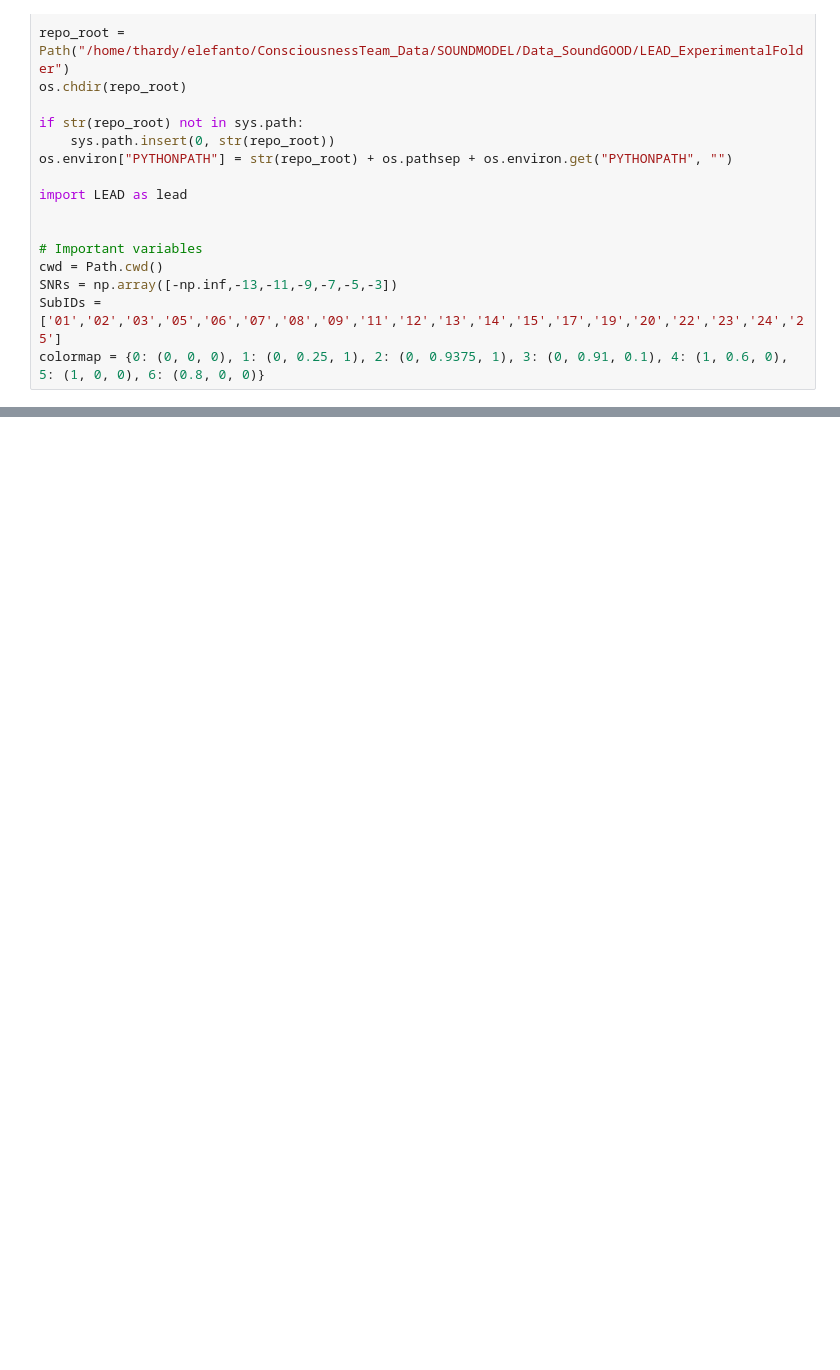
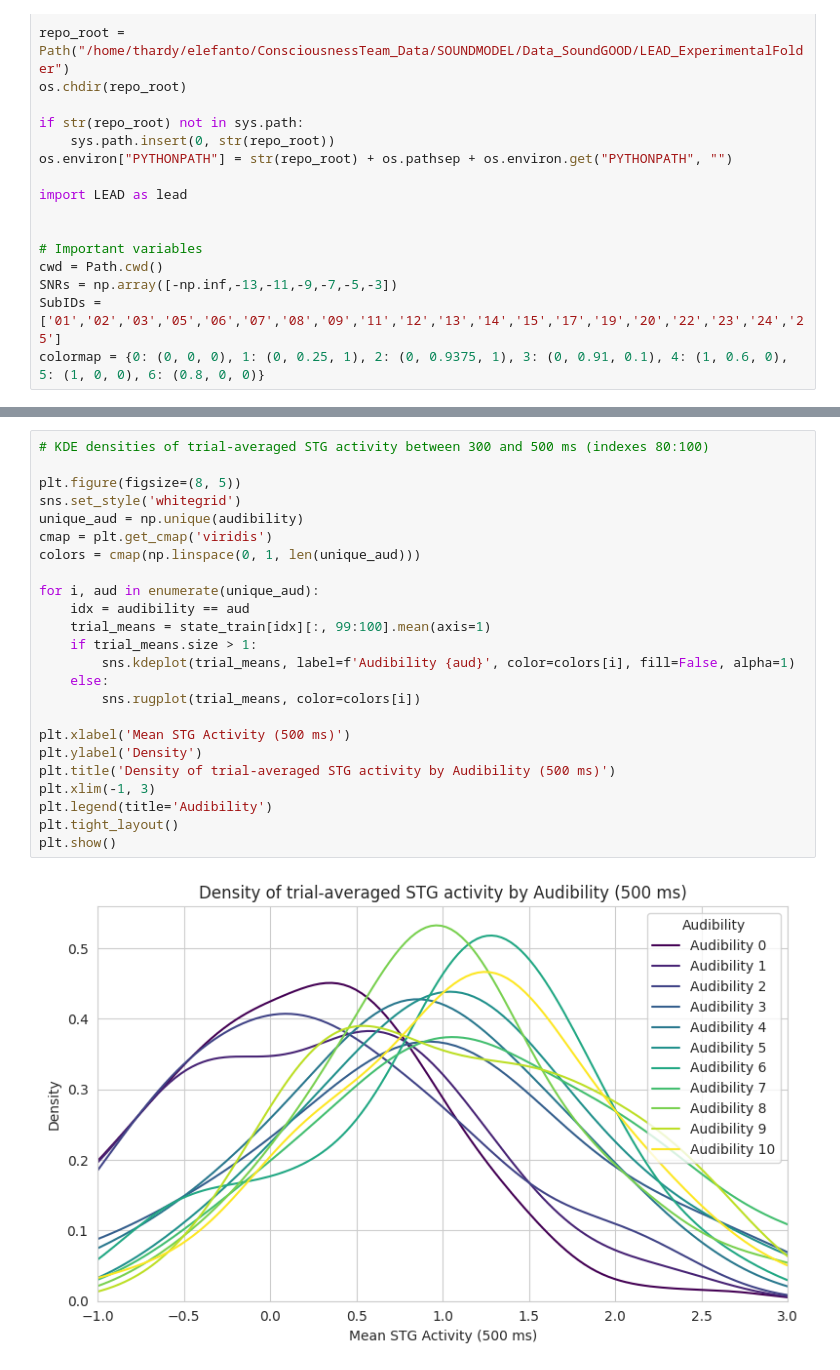
Before and after one commit to ThoHardy/SOUNDMODEL, a Jupyter notebook: Behavioral_Predictions.ipynb, the cells around one changed output, grey strips where cells are left out. Cells and saved outputs as stored; diff of their text form; blank space fills up the shorter version.

```diff
--- a/Behavioral_Predictions.ipynb
+++ b/Behavioral_Predictions.ipynb
@@ -65,0 +65,26 @@ array([ 0,  2,  1,  0,  0,  0, 10,  8,  0,  0, 10, 10,  9,  3,  8,  0,  0,
+# %%
+# KDE densities of trial-averaged STG activity between 300 and 500 ms (indexes 80:100)
+
+plt.figure(figsize=(8, 5))
+sns.set_style('whitegrid')
+unique_aud = np.unique(audibility)
+cmap = plt.get_cmap('viridis')
+colors = cmap(np.linspace(0, 1, len(unique_aud)))
+
+for i, aud in enumerate(unique_aud):
+    idx = audibility == aud
+    trial_means = state_train[idx][:, 99:100].mean(axis=1)
+    if trial_means.size > 1:
+        sns.kdeplot(trial_means, label=f'Audibility {aud}', color=colors[i], fill=False, alpha=1)
+    else:
+        sns.rugplot(trial_means, color=colors[i])
+
+plt.xlabel('Mean STG Activity (500 ms)')
+plt.ylabel('Density')
+plt.title('Density of trial-averaged STG activity by Audibility (500 ms)')
+plt.xlim(-1, 3)
+plt.legend(title='Audibility')
+plt.tight_layout()
+plt.show()
+# %% [output]
+[figure, added]
```
Also changed, not shown: parts of 5 cells of this notebook.
